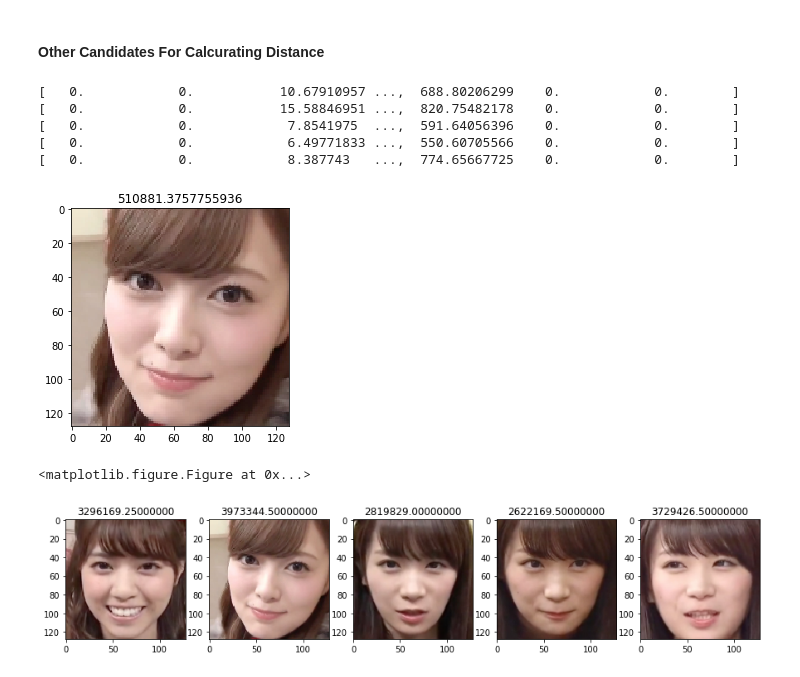
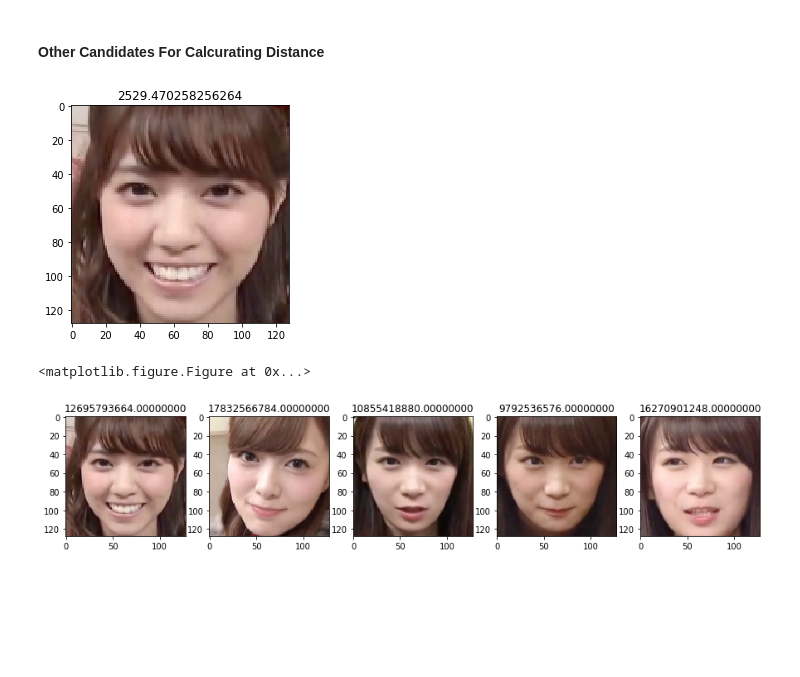
Before and after one commit to zukakosan/tripletNet, a Jupyter notebook: emb4retrieval.ipynb, the cells around one changed output. Saved outputs shown, nothing was run; the diff lists cells and outputs as text; code cells hidden in the pictures; blank space fills up the shorter version.

```diff
--- a/emb4retrieval.ipynb
+++ b/emb4retrieval.ipynb
@@ -26,12 +30,9 @@ plt.subplots_adjust(wspace=2, hspace=2)
 plt.figure(figsize=(15,15))
 for i,file in enumerate(files):
     file = np.array(Image.open('{}{}'.format(dir_path,file)).resize((imwidth,imhight)))
-#     print(file[0])
-    file01 = (file/255.).astype(np.float32)
     plt.subplot(1,len(files),i+1)
-    plt.imshow(file/255.)
-    file01 = (file/255.).astype(np.float32)
-#     print(file[0])
+    plt.imshow(file)
+    file = (file/255.).astype(np.float32)
     emb_vecs[i] = embNet.predict(np.expand_dims(file,axis=0))[0] # need [0] because of expanding dimension -> [[]]
 plt.show()
 # %% [output]
@@ -77,7 +84,6 @@ def distance(emb1, emb2):
 # %%
 similarities = np.zeros(len(emb_vecs))
 for i,emb_vec in enumerate(emb_vecs):
-    print(emb_vec)
     similarities[i] = distance(test_emb,emb_vec)
 #     similarities[i] = np.linalg.norm(test_emb-emb_vec)
 min_idx = np.argmin(similarities)
@@ -86,22 +92,17 @@ plt.imshow(nearest)
 plt.title('{}'.format(similarities[min_idx]))
 plt.show()
 # %% [output]
-[   0.            0.           10.67910957 ...,  688.80206299    0.            0.        ]
-[   0.            0.           15.58846951 ...,  820.75482178    0.            0.        ]
-[   0.            0.            7.8541975  ...,  591.64056396    0.            0.        ]
-[   0.            0.            6.49771833 ...,  550.60705566    0.            0.        ]
-[   0.            0.            8.387743   ...,  774.65667725    0.            0.        ]
-[figure, old version]
+[figure, new version]
 # %%
 plt.subplots_adjust(wspace=2, hspace=2)
 plt.figure(figsize=(15,15))
 for i,file in enumerate(files):
     file = np.array(Image.open('{}{}'.format(dir_path,file)).resize((imwidth,imhight)))
     plt.subplot(1,len(files),i+1)
     plt.imshow(file)
     emb_vec = embNet.predict(np.expand_dims(file,axis=0))[0] # need [0] because of expanding dimension -> [[]]
-    plt.title('{0:.8f}'.format(np.linalg.norm(test_emb-emb_vec), axis=-1))
+    plt.title('{0:.8f}'.format(distance(test_emb,emb_vec), axis=-1))
 plt.show()
 # %% [output]
 <matplotlib.figure.Figure at 0x...>
-[figure, old version]
+[figure, new version]
```
Also changed, not shown: parts of 5 cells of this notebook, 2 other files.
